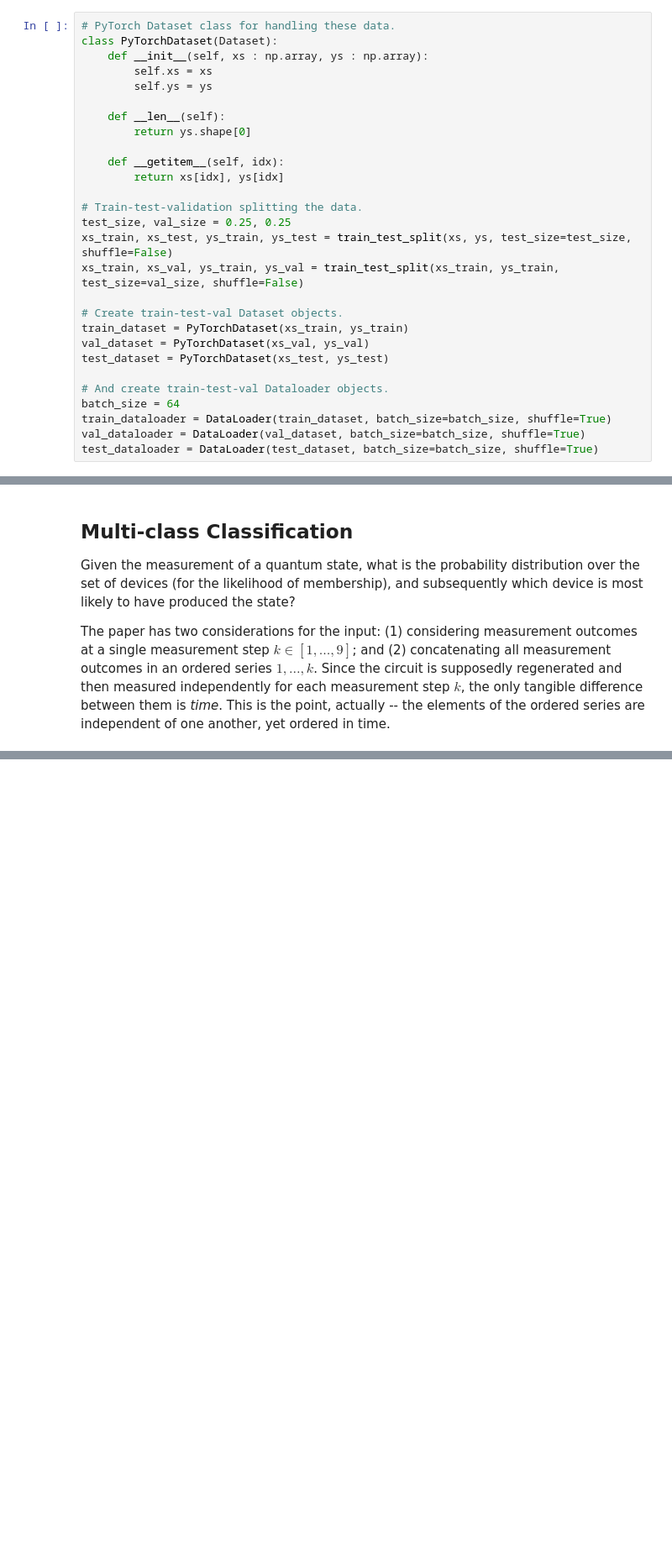
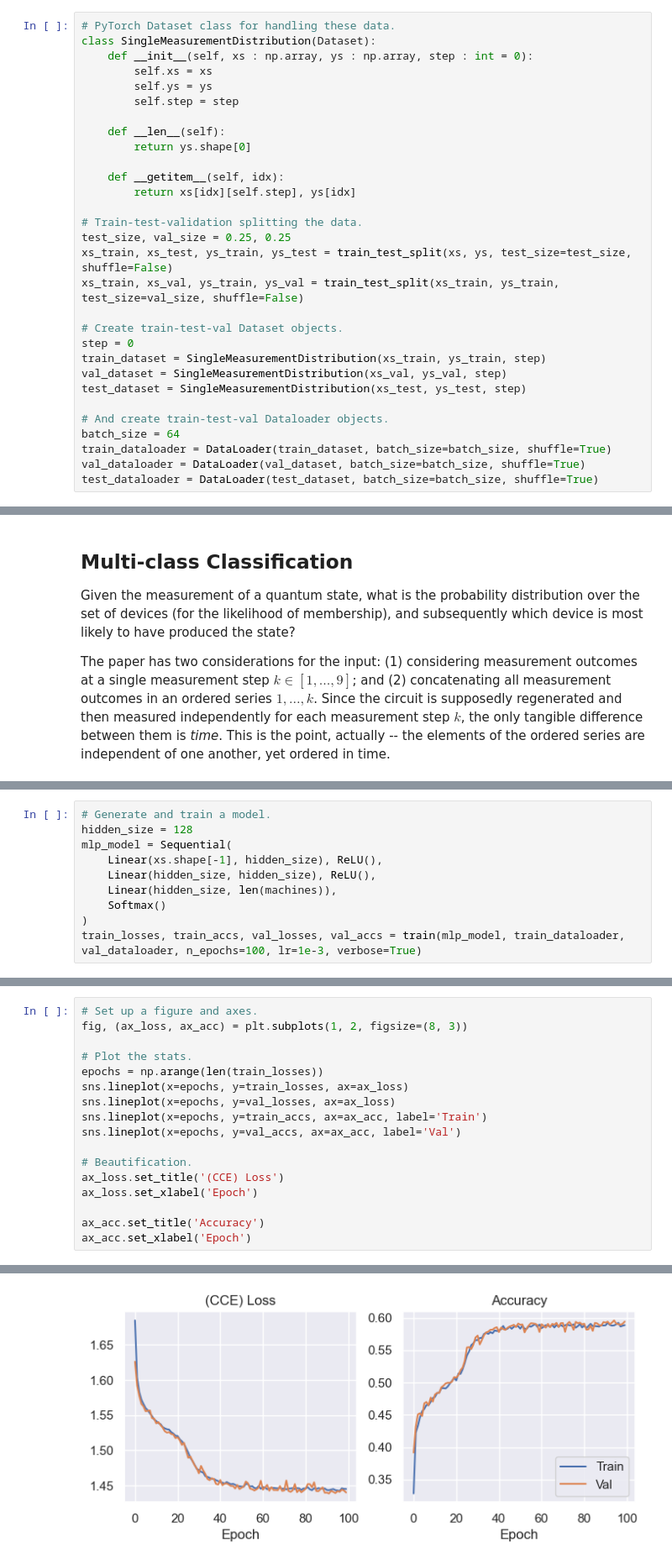
Before and after one commit to BenPrie/quantum-noise-ml, a Jupyter notebook: fingerprint-classifcation.ipynb, the cells around one changed output, grey strips where cells are left out. Shown at 84% size. Saved outputs shown, nothing was run; the diff lists cells and outputs as text; blank space fills up the shorter version.

Commit message:
Training loop and statistics plotting (for MLP)

```diff
--- a/fingerprint-classifcation.ipynb
+++ b/fingerprint-classifcation.ipynb
@@ -157,16 +170,17 @@ ys = np.array(ys, dtype=np.float32)
 np.savez_compressed(path.join(dataset_path, f'all-dataset-{k}'))
 # %%
 # PyTorch Dataset class for handling these data.
-class PyTorchDataset(Dataset):
-    def __init__(self, xs : np.array, ys : np.array):
+class SingleMeasurementDistribution(Dataset):
+    def __init__(self, xs : np.array, ys : np.array, step : int = 0):
         self.xs = xs
         self.ys = ys
+        self.step = step
 
     def __len__(self):
         return ys.shape[0]
 
     def __getitem__(self, idx):
-        return xs[idx], ys[idx]
+        return xs[idx][self.step], ys[idx]
 
 # Train-test-validation splitting the data.
 test_size, val_size = 0.25, 0.25
@@ -174,9 +188,10 @@ xs_train, xs_test, ys_train, ys_test = train_test_split(xs, ys, test_size=test_s
 xs_train, xs_val, ys_train, ys_val = train_test_split(xs_train, ys_train, test_size=val_size, shuffle=False)
 
 # Create train-test-val Dataset objects.
-train_dataset = PyTorchDataset(xs_train, ys_train)
-val_dataset = PyTorchDataset(xs_val, ys_val)
-test_dataset = PyTorchDataset(xs_test, ys_test)
+step = 0
+train_dataset = SingleMeasurementDistribution(xs_train, ys_train, step)
+val_dataset = SingleMeasurementDistribution(xs_val, ys_val, step)
+test_dataset = SingleMeasurementDistribution(xs_test, ys_test, step)
 
 # And create train-test-val Dataloader objects.
 batch_size = 64
@@ -215,0 +328,10 @@ Finally, we may also find interesting resutls training a model to discriminate *
+# %%
+# Generate and train a model.
+hidden_size = 128
+mlp_model = Sequential(
+    Linear(xs.shape[-1], hidden_size), ReLU(),
+    Linear(hidden_size, hidden_size), ReLU(),
+    Linear(hidden_size, len(machines)),
+    Softmax()
+)
+train_losses, train_accs, val_losses, val_accs = train(mlp_model, train_dataloader, val_dataloader, n_epochs=100, lr=1e-3, verbose=True)
@@ -215,0 +356,18 @@ Finally, we may also find interesting resutls training a model to discriminate *
+# %%
+# Set up a figure and axes.
+fig, (ax_loss, ax_acc) = plt.subplots(1, 2, figsize=(8, 3))
+
+# Plot the stats.
+epochs = np.arange(len(train_losses))
+sns.lineplot(x=epochs, y=train_losses, ax=ax_loss)
+sns.lineplot(x=epochs, y=val_losses, ax=ax_loss)
+sns.lineplot(x=epochs, y=train_accs, ax=ax_acc, label='Train')
+sns.lineplot(x=epochs, y=val_accs, ax=ax_acc, label='Val')
+
+# Beautification.
+ax_loss.set_title('(CCE) Loss')
+ax_loss.set_xlabel('Epoch')
+
+ax_acc.set_title('Accuracy')
+ax_acc.set_xlabel('Epoch')
+# %% [output]
@@ -215,0 +375 @@ Finally, we may also find interesting resutls training a model to discriminate *
+[figure, added]
```
Also changed, not shown: parts of 9 cells of this notebook.
